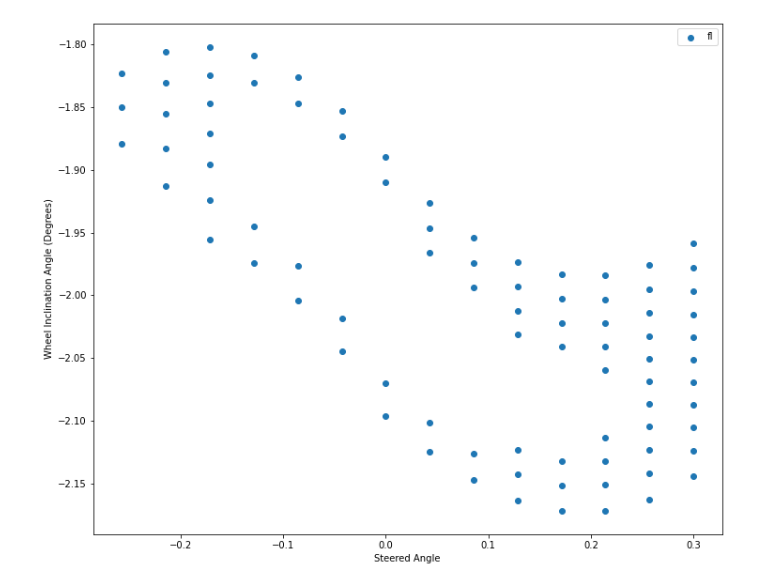
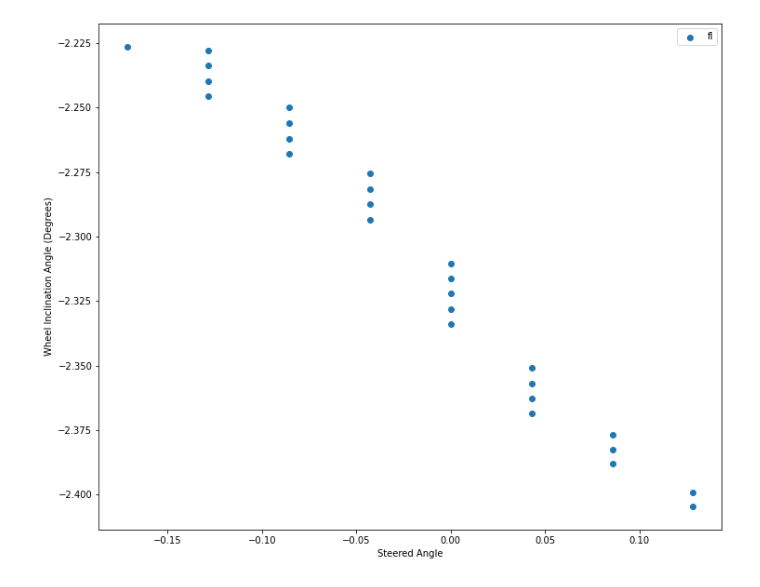
Before and after one commit to LonghornRacingElectric/magic_moment_method, a Jupyter notebook: MMM_plotter_inc_angle.ipynb, the cells around one changed output. Drawn from its saved outputs; the diff is of its cells as text; code cells hidden in the pictures.

```diff
--- a/MMM_plotter_inc_angle.ipynb
+++ b/MMM_plotter_inc_angle.ipynb
@@ -92,15 +92,15 @@ Index(['Unnamed: 0', 'front_left_unsprung_displacement',
 # %%
 fig = plt.figure(figsize=(12,10))
 #plt.scatter(df['steered_angle'], df['rear_right_inclination_angle'] * (180 / np.pi), label='rr')
 #plt.scatter(df['steered_angle'], df['rear_left_inclination_angle'] * (180 / np.pi), label='rl')
 #plt.scatter(df['steered_angle'], df['front_right_inclination_angle'] * (180 / np.pi), label='fr')
-plt.scatter(df[(df['y_double_dot'] < 19) & (df['y_double_dot'] > 17)]['steered_angle'], df[(df['y_double_dot'] < 19) & (df['y_double_dot'] > 17)]['front_right_inclination_angle'] * (180 / np.pi), label='fl')
+plt.scatter(df[(df['y_double_dot'] < 19) & (df['y_double_dot'] > 17)]['steered_angle'], df[(df['y_double_dot'] < 19) & (df['y_double_dot'] > 17)]['front_left_inclination_angle'] * (180 / np.pi), label='fl')
 plt.legend()
 plt.xlabel('Steered Angle')
 plt.ylabel('Wheel Inclination Angle (Degrees)')
 plt.show()
 # %% [output]
-[figure, old version]
+[figure, new version]
 # %%
 from mpl_toolkits.mplot3d import Axes3D
 
```
Also changed, not shown: parts of 6 cells of this notebook, 2 other files.
